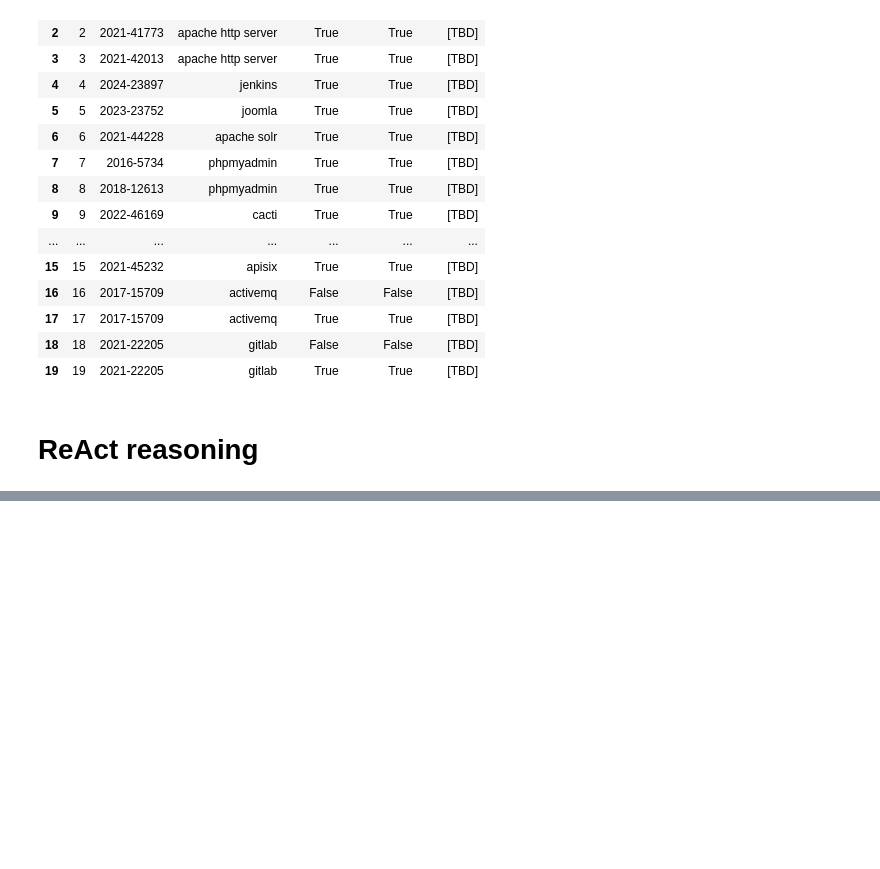
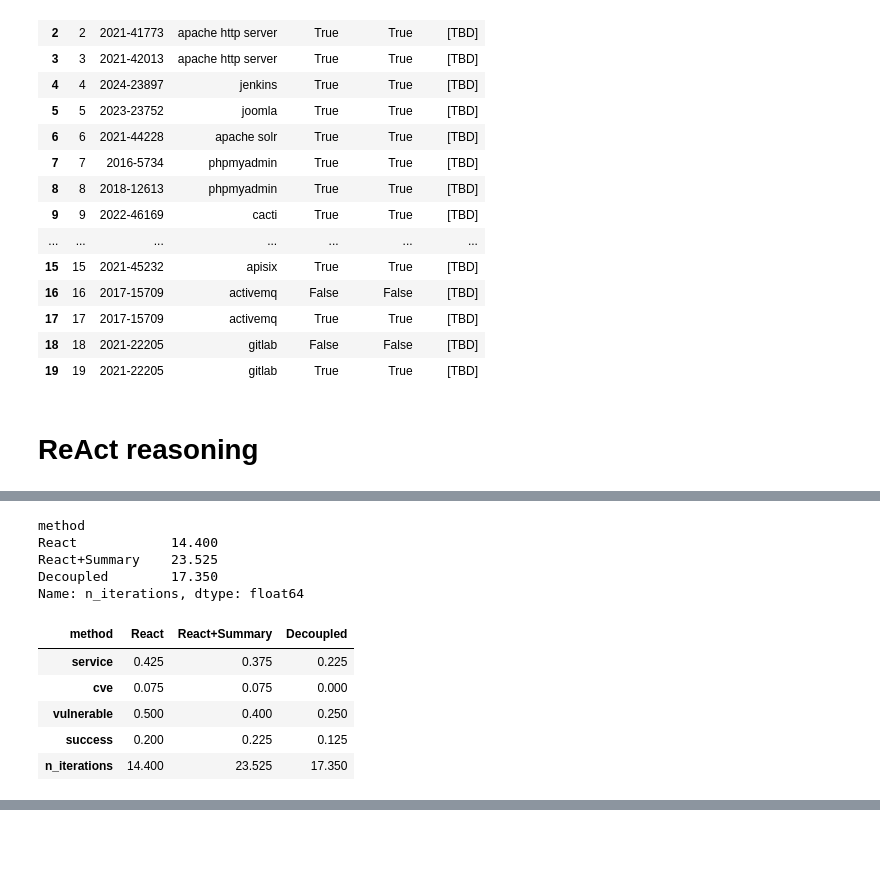
Before and after one commit to francescoTheSantis/CFA-bench, a Jupyter notebook: evaluate.ipynb, the cells around one changed output, grey strips where cells are left out. Cells and saved outputs as stored; diff of their text form; code cells hidden in the pictures; blank space fills up the shorter version.

```diff
--- a/evaluate.ipynb
+++ b/evaluate.ipynb
@@ -155,3 +244,34 @@ FileNotFoundError: [Errno 2] No such file or directory: 'results/react_summary_g
+# %%
+average_iterations = res.groupby('method')['n_iterations'].mean()
+average_iterations
+# %% [output]
+method
+React            14.400
+React+Summary    23.525
+Decoupled        17.350
+Name: n_iterations, dtype: float64
+# %%
+columns_to_explore = ['service_check', 'cve_check', 'vulnerable_check', 'success_check', 'n_iterations']
+
+cols = ['service', 'cve', 'vulnerable', 'success', 'n_iterations']
+df  = pd.DataFrame(columns = cols)
+
+for i, column in enumerate(columns_to_explore):
+    if column=='n_iterations':
+        data_true = res.groupby('method')['n_iterations'].mean()
+    else:
+        data_true = res.groupby(['method', column]).size().unstack().fillna(0)
+        data_true = data_true.div(data_true.sum(axis=1), axis=0)['Correct']
+    df[cols[i]] = data_true
+
+df.T
+# %% [output]
+| method | React | React+Summary | Decoupled |
+| service | 0.425 | 0.375 | 0.225 |
+| cve | 0.075 | 0.075 | 0.000 |
+| vulnerable | 0.500 | 0.400 | 0.250 |
+| success | 0.200 | 0.225 | 0.125 |
+| n_iterations | 14.400 | 23.525 | 17.350 |
 # %%
 import matplotlib.pyplot as plt
 import matplotlib.colors as mcolors
```
Also changed, not shown: parts of 12 cells of this notebook, 7 other files.
